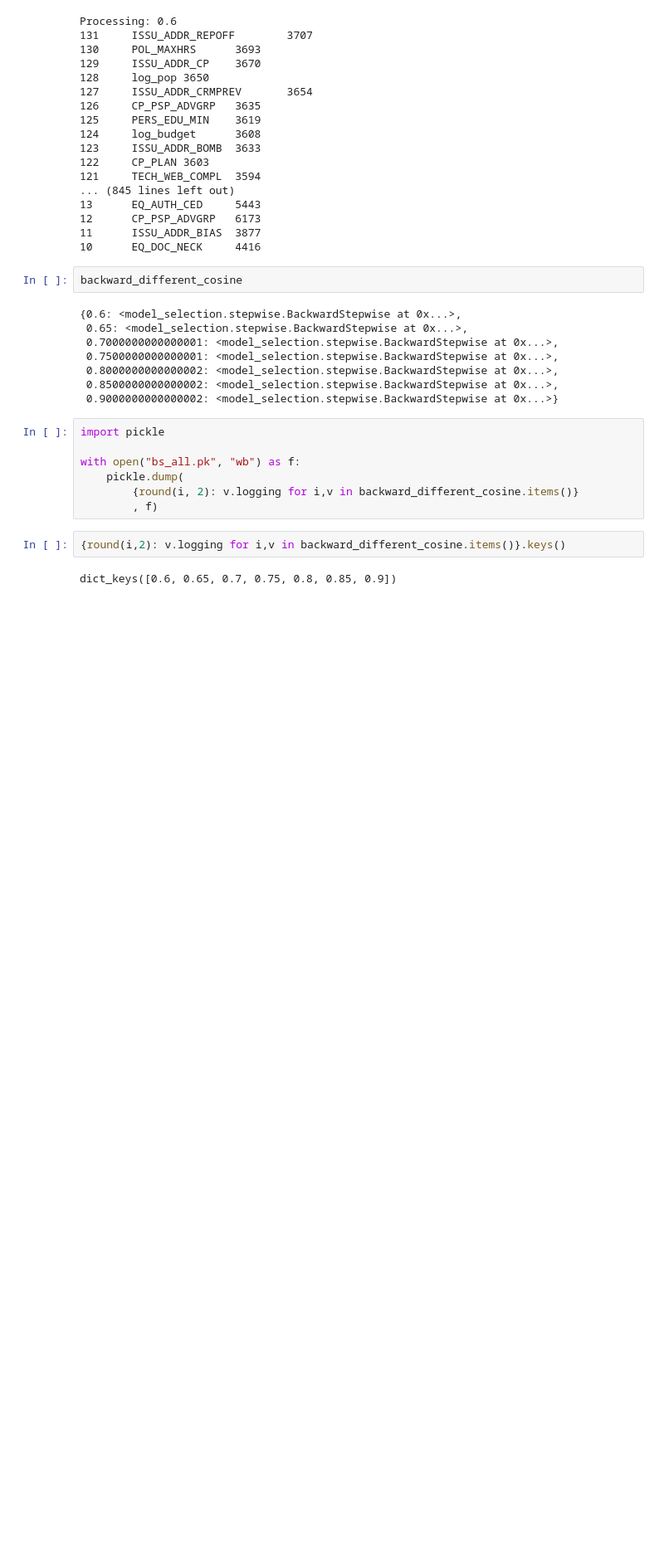
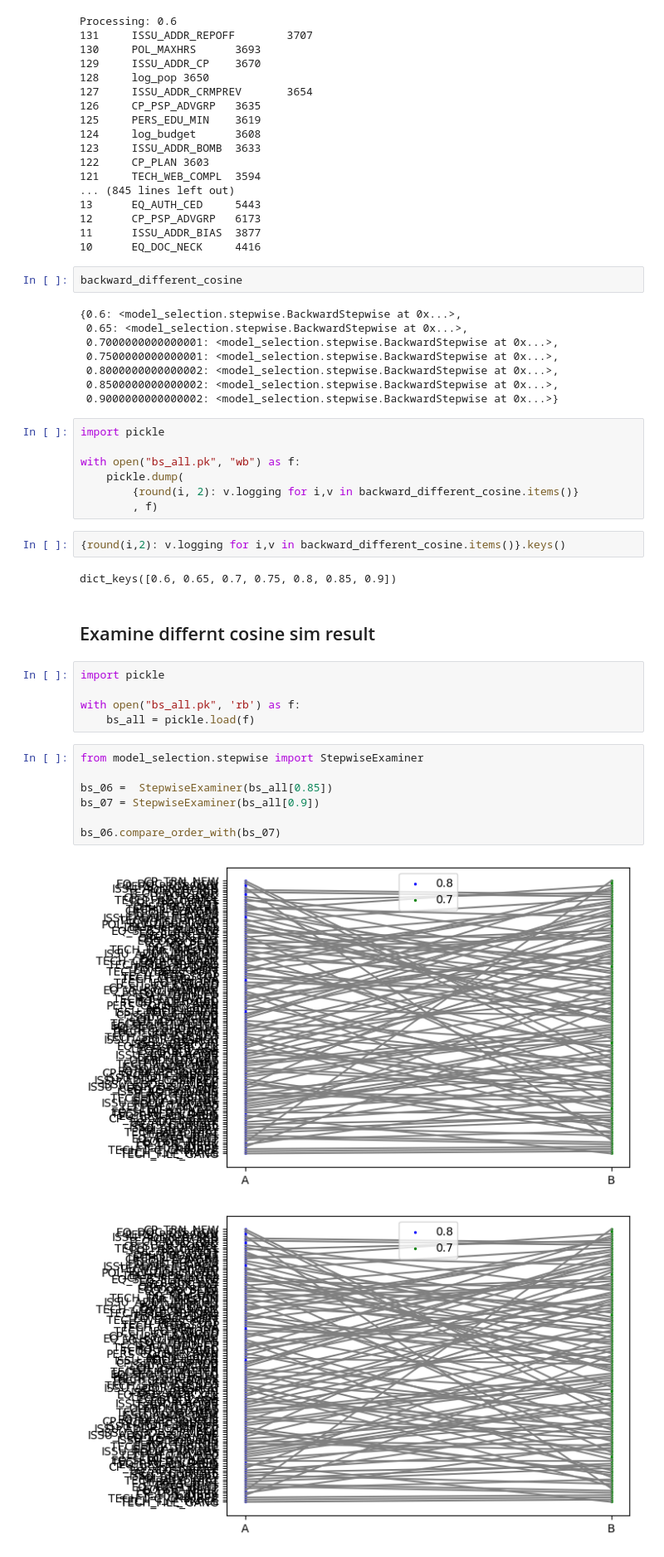
Before and after one commit to teddy21019/NIBRS_diffusion, a Jupyter notebook: Backward_Stepwise.ipynb, the cells around one changed output. Shown at 83% size. Saved outputs shown, nothing was run; the diff lists cells and outputs as text; blank space fills up the shorter version.

```diff
--- a/Backward_Stepwise.ipynb
+++ b/Backward_Stepwise.ipynb
@@ -526,3 +477,20 @@ with open("bs_all.pk", "wb") as f:
 {round(i,2): v.logging for i,v in backward_different_cosine.items()}.keys()
 # %% [output]
 dict_keys([0.6, 0.65, 0.7, 0.75, 0.8, 0.85, 0.9])
+# %% [markdown]
+## Examine differnt cosine sim result
+# %%
+import pickle
+
+with open("bs_all.pk", 'rb') as f:
+    bs_all = pickle.load(f)
+# %%
+from model_selection.stepwise import StepwiseExaminer
+
+bs_06 =  StepwiseExaminer(bs_all[0.85])
+bs_07 = StepwiseExaminer(bs_all[0.9])
+
+bs_06.compare_order_with(bs_07)
+# %% [output]
+[figure, added]
+[figure, added]
```
Also changed, not shown: parts of 10 cells of this notebook, 3 other files.
